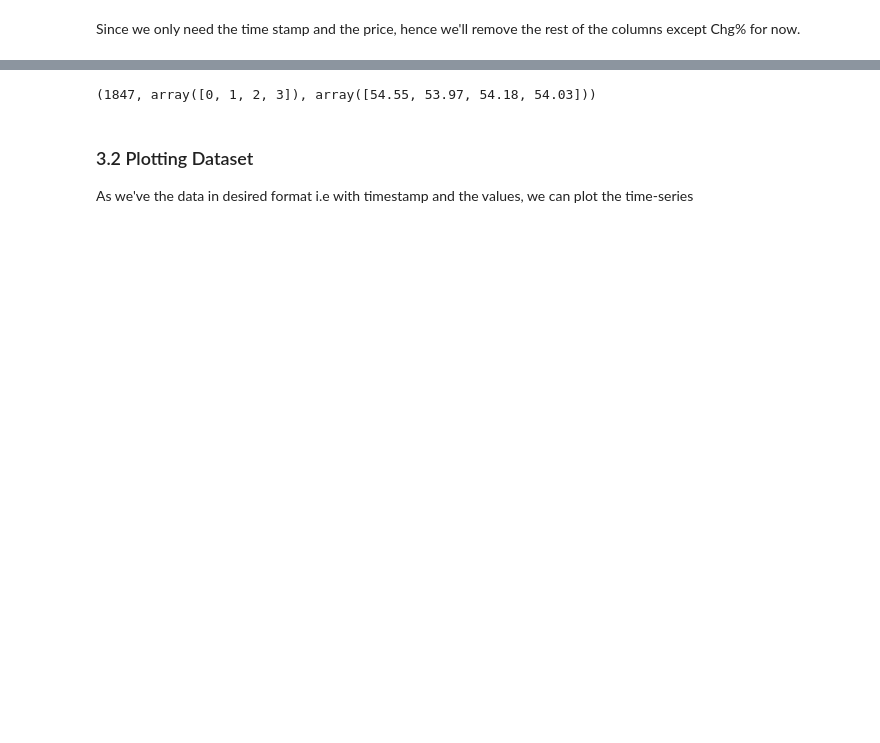
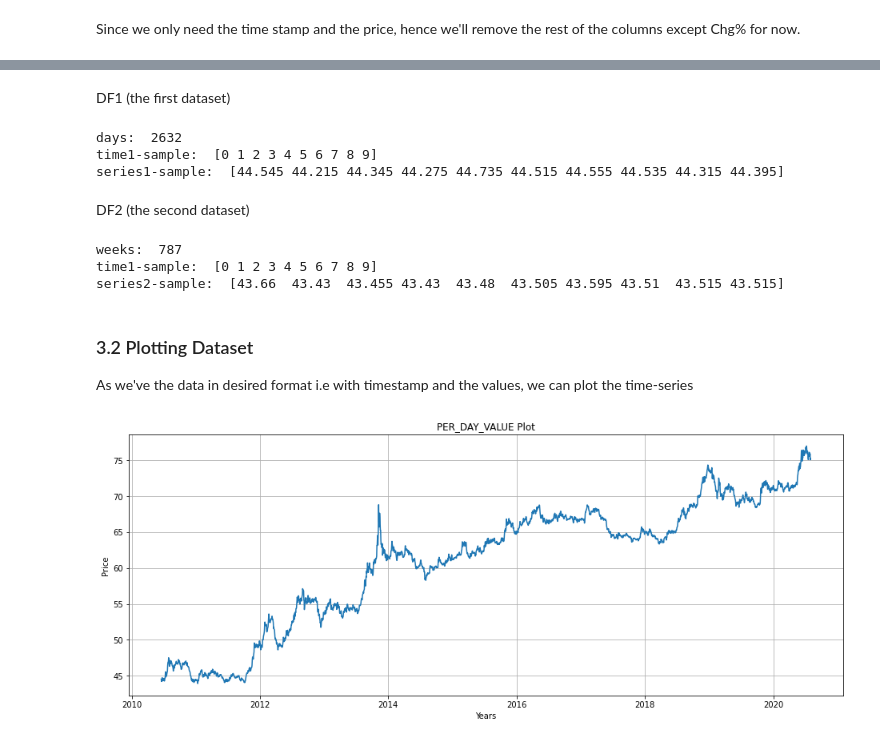
Before and after one commit to immohann/INR-USD-Analysis, a Jupyter notebook: INR_USD_Prediction.ipynb, the cells around one changed output, grey strips where cells are left out. Drawn from its saved outputs; the diff is of its cells as text; code cells hidden in the pictures; blank space fills up the shorter version.

```diff
--- a/INR_USD_Prediction.ipynb
+++ b/INR_USD_Prediction.ipynb
@@ -72,21 +139,74 @@ df.head()
+# %% [markdown]
+DF1 (the first dataset)
 # %%
-#creating varibles 'step' and 'time_step'
-days=len(df.Date)
+ #creating varibles 'step' and 'time_step'
+days=len(df1.Date)
 time_step=[]
 price=[]
 for i in range(days):
   time_step.append(i)
-  price.append(df['Price'][i])
+  price.append(df1['Price'][i])
 
-price=price[::-1]
 #since the data we've is in opposite order
-series=np.array(price)
+series1=np.array(price)
+time1=np.array(time_step)
 
-time=np.array(time_step)
-
-days,time[:4],series[:4]
+# days: contain total number of days
+# time: contain the sequence 0 to 1846
+# series: contains the PRICE column values
+print('days: ',days)
+print('time1-sample: ',time1[:10])
+print('series1-sample: ',series1[:10])
 # %% [output]
-(1847, array([0, 1, 2, 3]), array([54.55, 53.97, 54.18, 54.03]))
+days:  2632
+time1-sample:  [0 1 2 3 4 5 6 7 8 9]
+series1-sample:  [44.545 44.215 44.345 44.275 44.735 44.515 44.555 44.535 44.315 44.395]
+# %% [markdown]
+DF2 (the second dataset)
+# %%
+#creating varibles 'step' and 'time_step'
+weeks=len(df2.Date)
+time_step=[]
+price=[]
+for i in range(weeks):
+  time_step.append(i)
+  price.append(df2['Price'][i])
+
+#since the data we've is in opposite order
+series2=np.array(price)
+time2=np.array(time_step)
+
+# days: contain total number of days
+# time: contain the sequence 0 to 1846
+# series: contains the PRICE column values
+print('weeks: ',weeks)
+print('time1-sample: ',time2[:10])
+print('series2-sample: ',series2[:10])
+# %% [output]
+weeks:  787
+time1-sample:  [0 1 2 3 4 5 6 7 8 9]
+series2-sample:  [43.66  43.43  43.455 43.43  43.48  43.505 43.595 43.51  43.515 43.515]
 # %% [markdown]
 ### 3.2 Plotting Dataset
 As we've the data in desired format i.e with timestamp and the values, we can plot the time-series
+# %%
+plt.figure(figsize=(16, 6))
+plt.plot(2010+((120+time1)/(365-105)),series1)
+
+# The 'time1' variable has the total number of DAYS
+# Since the time-series starts from the month of April, hence adding 120 (days) == (3 months), so that our graph plots properly.
+# Now, dividing the 'time1' by  365-105: was necessary as the dataset have the value for 5 working days per week, hence we've to remove 2 days per week.
+# total week = 52.17 in a year
+# total SAT_SUN = 2*52.14 = 104
+# hence our 1 year(365 days) plot is actuaually (365-104 days) plot
+# Now the value recieved is 0..1..2...10  (but the year starts from 2010) hence adding 2010 finally!
+
+plt.ylabel('Price')
+plt.xlabel('Years')
+plt.title('PER_DAY_VALUE Plot')
+
+plt.grid(True,linestyle='-')
+
+plt.show()
+# %% [output]
+[figure, added]
```
Also changed, not shown: parts of 30 cells of this notebook.
